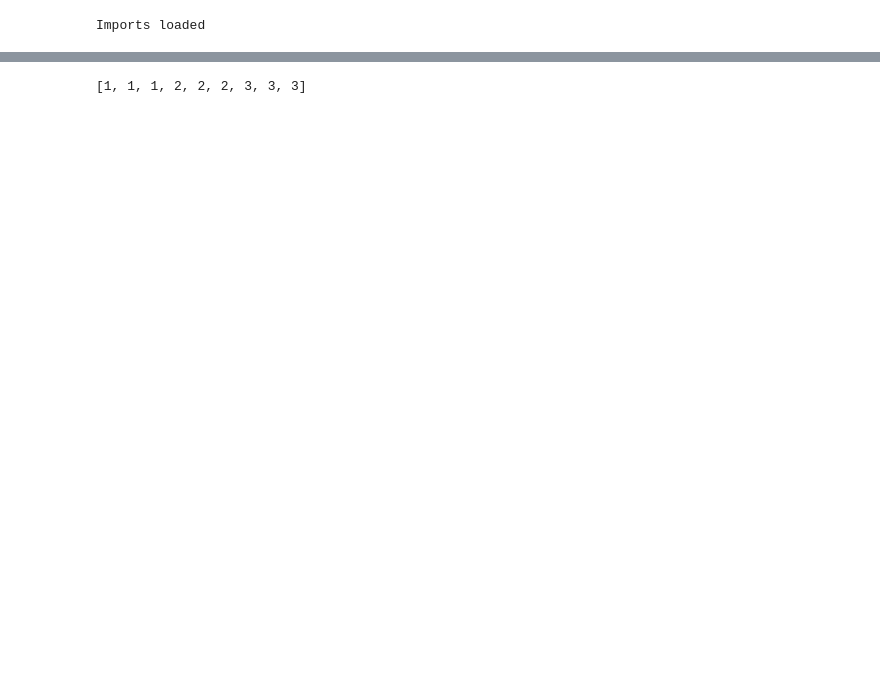
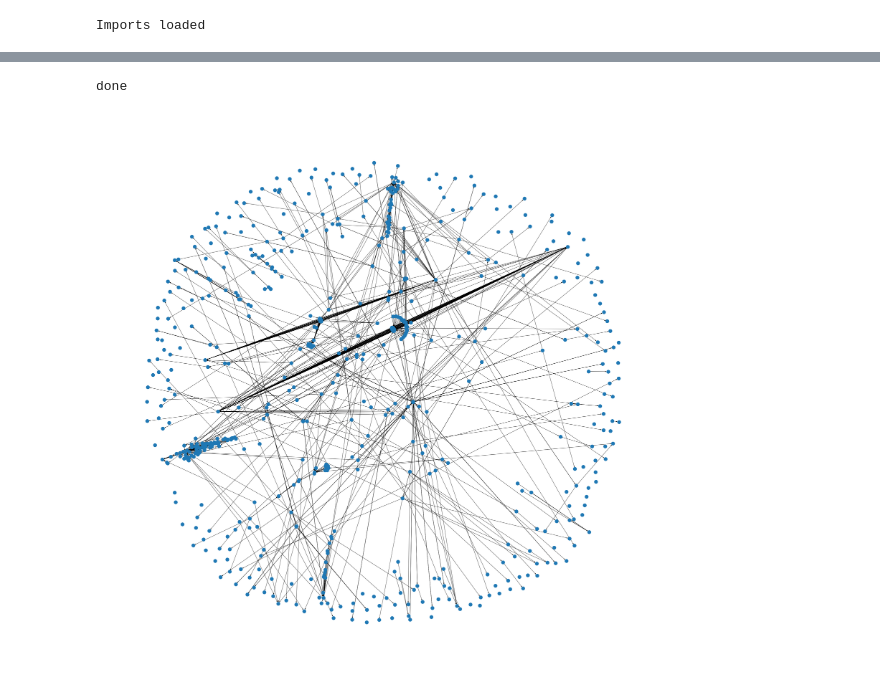
Before and after one commit to TBruyn/Modeling-and-Data-Analysis-in-Complex-Networks, a Jupyter notebook: final/notebooks/VisualisationTest.ipynb, the cells around one changed output, grey strips where cells are left out. Cells and saved outputs as stored; diff of their text form; code cells hidden in the pictures; blank space fills up the shorter version.

Commit message:
Update notebook to visualise subgraph

```diff
--- a/final/notebooks/VisualisationTest.ipynb
+++ b/final/notebooks/VisualisationTest.ipynb
@@ -12,4 +13,4 @@ print("Imports loaded")
 Imports loaded
 # %%
 traffic_graph = GraphLoader.load_traffic_graph()
-len(traffic_graph.nodes)
+subgraph = GraphLoader.load_page_subgraph()
@@ -41,6 +35,11 @@ done
-# %%
-a = [1,2,3]
-b = [4,5,6]
-[x for x in a for y in b]
-# %% [output]
-[1, 1, 1, 2, 2, 2, 3, 3, 3]
+# %%
+fig, ax = plt.subplots(1, 1, figsize=(50, 50));
+nx.draw(subgraph, ax=ax)
+# plt.show()
+
+
+plt.savefig('../figures/subgraph3.svg', format='svg')
+print("done")
+# %% [output]
+done
+[figure, added]
```
Also changed, not shown: parts of 4 cells of this notebook.
